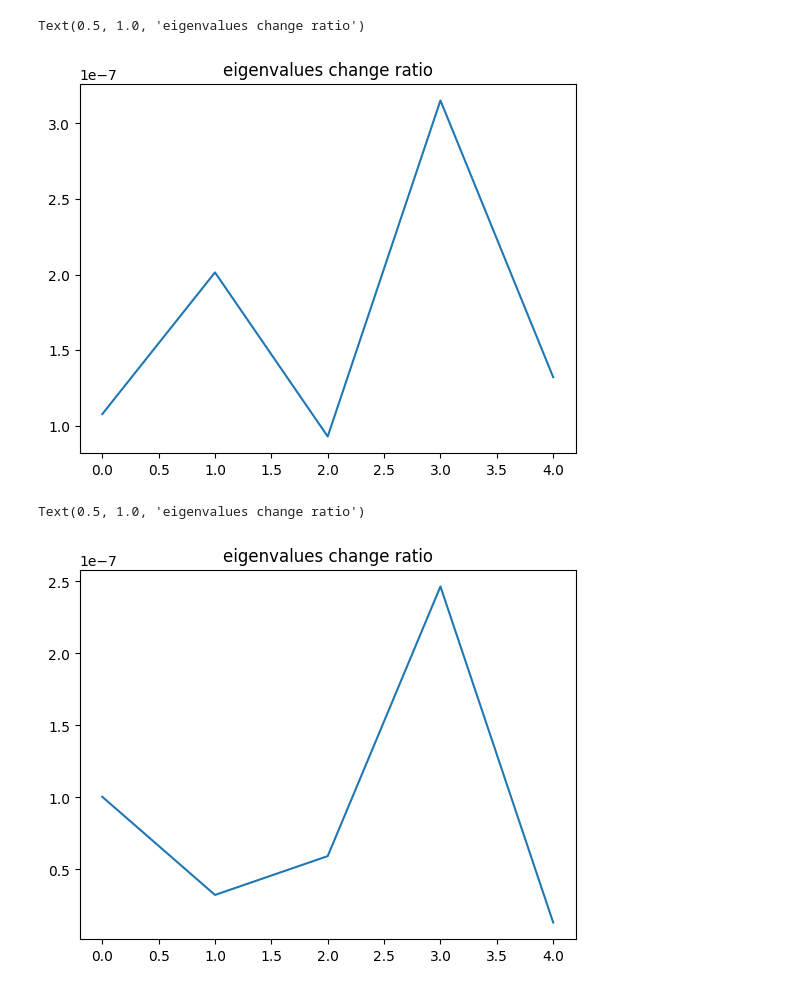
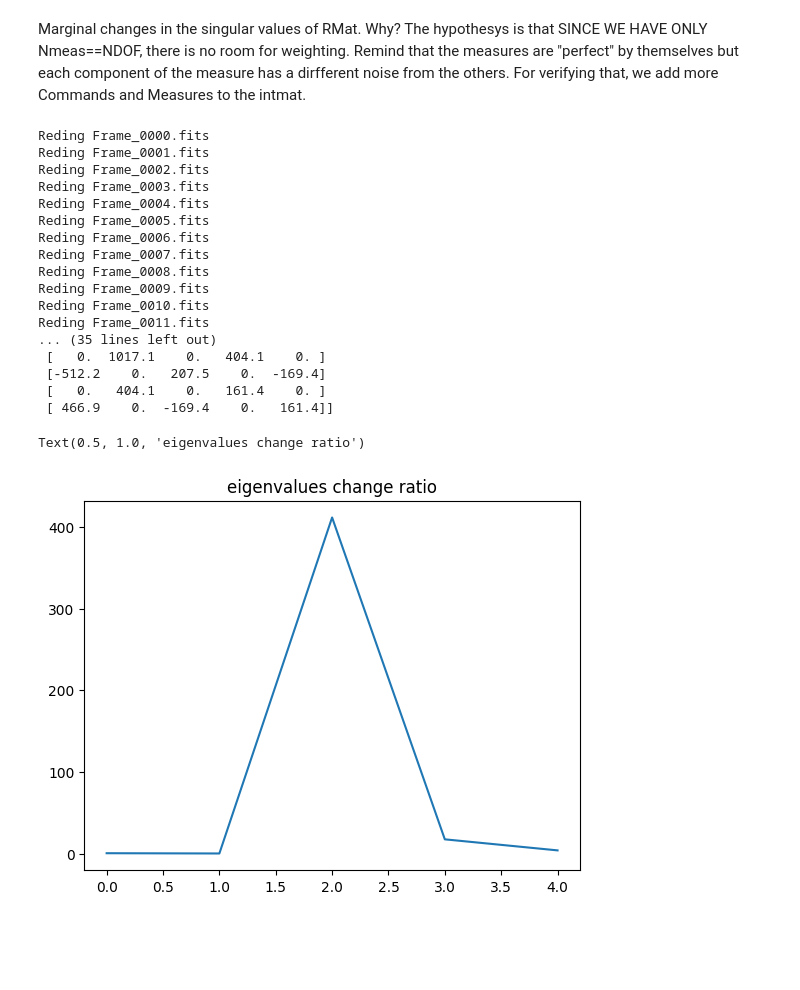
Before and after one commit to ArcetriAdaptiveOptics/M4, a Jupyter notebook: scripts/misc/WeightedSVD.ipynb, the cells around one changed output. Drawn from its saved outputs; the diff is of its cells as text; code cells hidden in the pictures; blank space fills up the shorter version.

```diff
--- a/scripts/misc/WeightedSVD.ipynb
+++ b/scripts/misc/WeightedSVD.ipynb
@@ -107,14 +135,66 @@ weight matrix
-# %%
-U, D, Vh = np.linalg.svd(RMat, full_matrices=True)
-U2, D2, Vh2 = np.linalg.svd(RMat2, full_matrices=True)
-Ui, Di, Vhi = np.linalg.svd(IMat, full_matrices=True)
-Uw, Dw, Vhw = np.linalg.svd(W, full_matrices=True)
-plt.plot(np.abs((D2-D)/D))
-plt.title("eigenvalues change ratio")
-# %% [output]
-Text(0.5, 1.0, 'eigenvalues change ratio')
-[figure, removed]
+# %% [markdown]
+Marginal changes in the singular values of RMat. Why? The hypothesys is that SINCE WE HAVE ONLY Nmeas==NDOF, there is no room for weighting. Remind that the measures are "perfect" by themselves but each component of the measure has a dirfferent noise from the others.
+For verifying that, we add more Commands and Measures to the intmat.
 # %%
+
+#load libraries
+from m4.utils.optical_calibration import OpticalCalibration
+from m4.ground import read_data
+import numpy as np
+from m4.ground import zernike as zern
+from m4.ground import geo as geo
+
+
+
+
+oo = OpticalCalibration.loadCalibrationObjectFromFits('20231027_131458')
+meas = oo.getCube()
+cmd  = oo.getCommandMatrix()
+fullCmd = oo.getFullCommandMatrix()
+fullMeas = oo.getFullCube()
+
+CMat = fullCmd.copy()
+IMat = oo.getFullLocalInteractionMatrix()  #@ np.linalg.pinv(CMat)
+
+print(IMat)
+
+#rec mat standard way
+RMat = CMat @ np.linalg.pinv(IMat)
+selection = [0,1,2,5,6]
+SMat = (S_inv[:,selection].T)[:,selection].T
+W = SMat.T @ SMat
+Uw, Dw, Vhw = np.linalg.svd(W, full_matrices=True)
+#Dw[1]=1e6
+#W = np.diag(Dw)   #only for test purpose
+print("weight matrix")
+with np.printoptions(precision=1, suppress=True):
+    print(W)
+#new rec mat to test
+RMat2 = CMat @ np.linalg.inv(IMat.T @ W @ IMat) @ IMat.T @ W
+
+U, D, Vh = np.linalg.svd(RMat, full_matrices=True)
+U2, D2, Vh2 = np.linalg.svd(RMat2, full_matrices=True)
+Ui, Di, Vhi = np.linalg.svd(IMat, full_matrices=True)
+Uw, Dw, Vhw = np.linalg.svd(W, full_matrices=True)
+plt.plot(np.abs((D2-D)/D))
+plt.title("eigenvalues change ratio")
 # %% [output]
-Text(0.5, 1.0, 'eigenvalues change ratio')
+Reding Frame_0000.fits
+Reding Frame_0001.fits
+Reding Frame_0002.fits
+Reding Frame_0003.fits
+Reding Frame_0004.fits
+Reding Frame_0005.fits
+Reding Frame_0006.fits
+Reding Frame_0007.fits
+Reding Frame_0008.fits
+Reding Frame_0009.fits
+Reding Frame_0010.fits
+Reding Frame_0011.fits
+... (35 lines left out)
+ [   0.  1017.1    0.   404.1    0. ]
+ [-512.2    0.   207.5    0.  -169.4]
+ [   0.   404.1    0.   161.4    0. ]
+ [ 466.9    0.  -169.4    0.   161.4]]
+Text(0.5, 1.0, 'eigenvalues change ratio')
-[figure, old version]
+[figure, new version]
```
Also changed, not shown: parts of 8 cells of this notebook.
